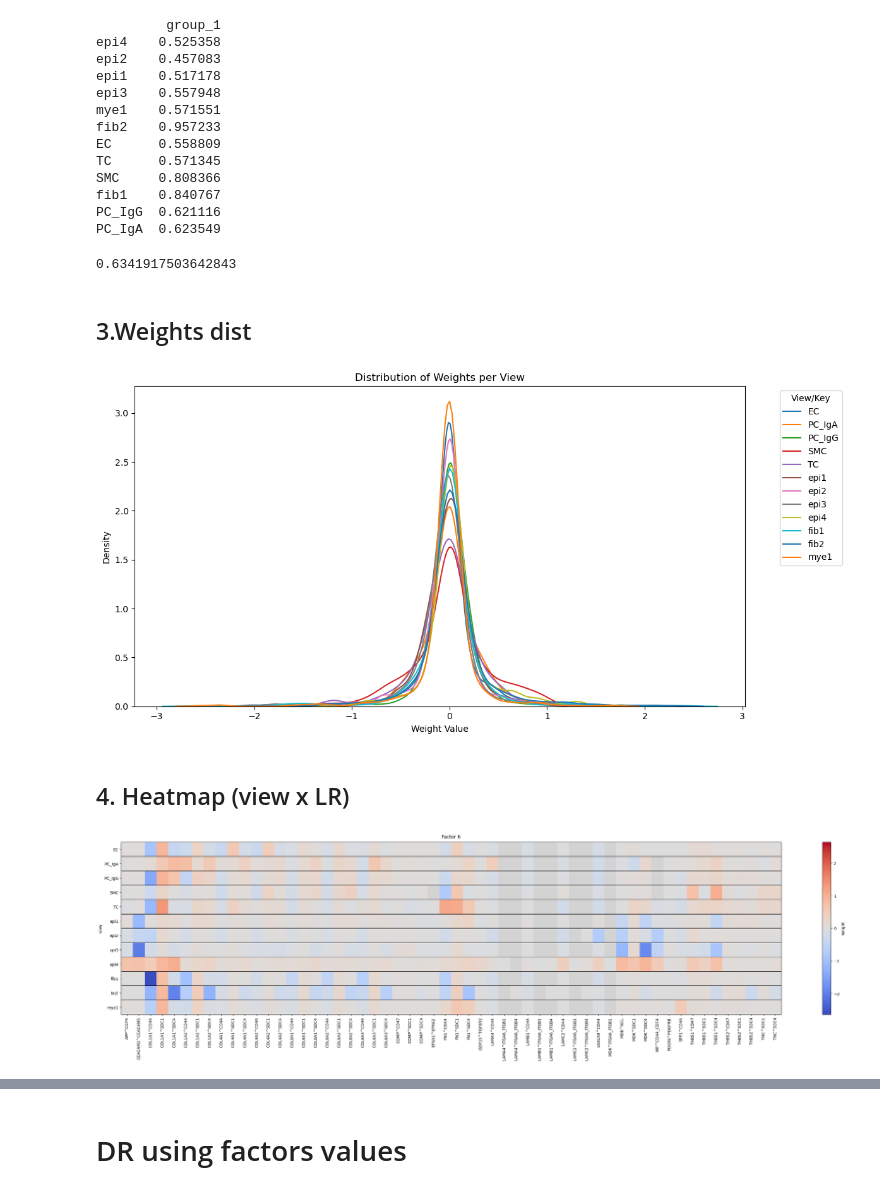
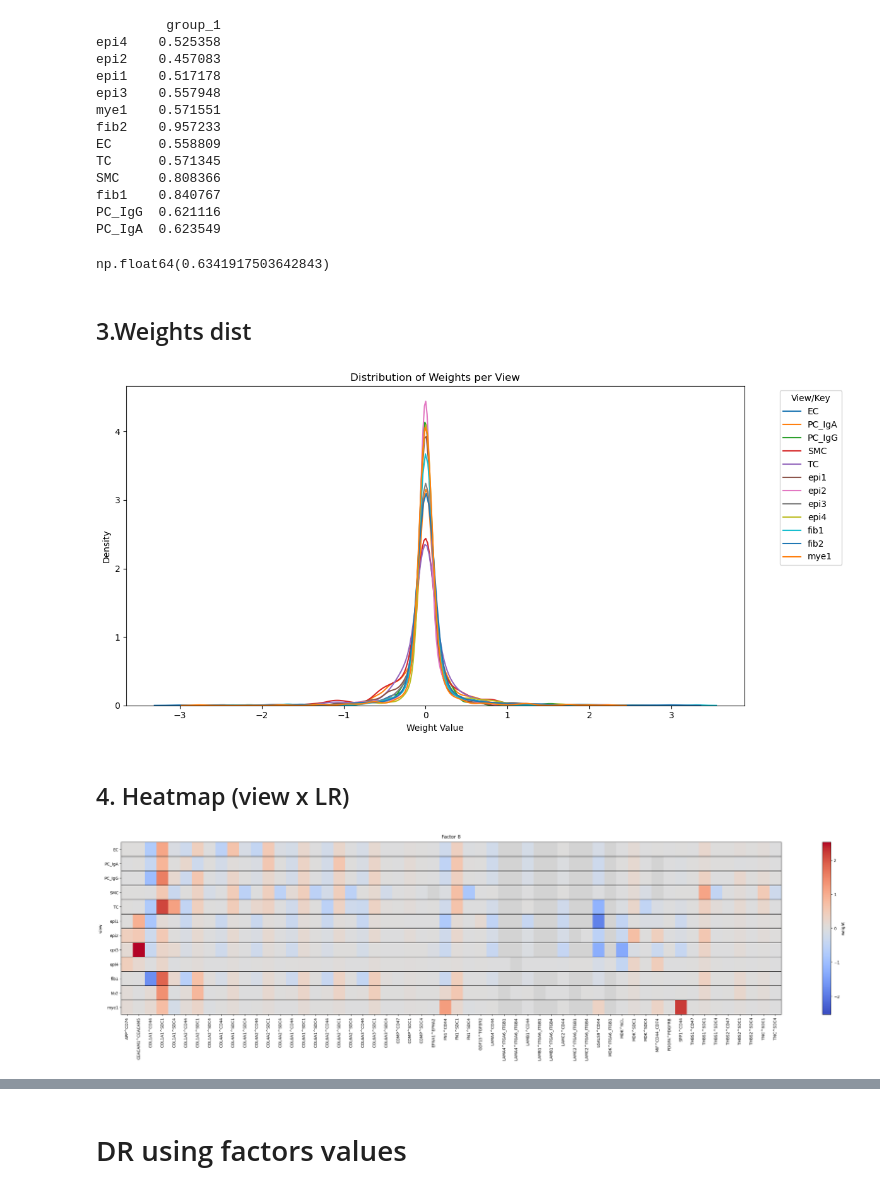
Before and after one commit to AtheerAS/liana-py, a Jupyter notebook: docs/source/unfinished_temp_notebooks/MOFA_Flex/MOFA_Flex.ipynb, the cells around one changed output, grey strips where cells are left out. Drawn from its saved outputs; the diff is of its cells as text; code cells hidden in the pictures.

```diff
--- a/docs/source/unfinished_temp_notebooks/MOFA_Flex/MOFA_Flex.ipynb
+++ b/docs/source/unfinished_temp_notebooks/MOFA_Flex/MOFA_Flex.ipynb
@@ -57,11 +71,11 @@ WARNING The stored model was created with a different version of MOFA-FLEX. Some
 # %%
-#model = mfl.MOFAFLEX.load(models_path / "sns_models/crc_110/Normal.SnS/crc_110.Normal.SnS.hdf5")
+model = mfl.MOFAFLEX.load(models_path / "sns_models/crc_232_no_mye_IgM/Normal.SnS/crc_232_no_mye_IgM.Normal.SnS.hdf5")
 # %% [output]
 WARNING The stored model was created with a different version of MOFA-FLEX. Some features may not work.
 # %% [markdown]
 ### GP
 # %%
-#model = mfl.MOFAFLEX.load(models_path / "GP_models/crc_232_no_mye_IgM/GP.Normal/crc_232_no_mye_IgM.GP.Normal.hdf5")
+model = mfl.MOFAFLEX.load(models_path / "GP_models/crc_232_no_mye_IgM/GP.Normal/crc_232_no_mye_IgM.GP.Normal.hdf5")
 # %% [markdown]
 # MOFA-Flex results overview
 # %% [markdown]
@@ -96,7 +110,7 @@ PC_IgA  0.623549
 r2 = model.get_r2(total=True)
 r2["group_1"].mean()
 # %% [output]
-0.6341917503642843
+np.float64(0.6341917503642843)
 # %% [markdown]
 ## 3.Weights dist
 # %%
@@ -117,7 +131,7 @@ plt.legend(title="View/Key", bbox_to_anchor=(1.05, 1), loc='upper left')
 plt.tight_layout()
 plt.show()
 # %% [output]
-[figure, old version]
+[figure, new version]
 # %%
 #mfl.pl.all_weights(model_gp, views=['fib2'], figsize=(8,8), show_featurenames=True)
 #mfl.pl.weights(model, n_features=10, views=["fib2"], factors=1, pointsize=2, figsize=(8,8))
@@ -135,7 +149,7 @@ import re
 from matplotlib.colors import TwoSlopeNorm
 
 # choose the factor you want:
-factor = 6
+factor = 8
 
 def resolve_factor_label(df, factor):
     """
@@ -162,31 +176,31 @@ for view, df in weights.items():
     s.index = ['^'.join(c.split('^')[1:]) for c in s.index]  # drop prefix before first ^
     rows.append(s)
     labels.append(view)
 
 # assemble matrix (align columns across views)
 all_cols = sorted({c for s in rows for c in s.index})
 X = pd.DataFrame([s.reindex(all_cols) for s in rows], index=labels)
 
 plt.figure(figsize=(0.5*X.shape[1] + 2, 0.6*X.shape[0] + 1))
 
 # zero-centered diverging colormap
 v = np.nanmax(np.abs(X.values))
 norm = TwoSlopeNorm(vmin=-v, vcenter=0.0, vmax=v)
 cmap = plt.get_cmap('coolwarm').copy()
 cmap.set_bad('lightgray')  # NaNs
 
 im = plt.imshow(np.ma.masked_invalid(X.values),
                 aspect='auto', interpolation='nearest',
                 cmap=cmap, norm=norm)
 
 plt.yticks(range(X.shape[0]), X.index)
 plt.xticks(range(X.shape[1]), X.columns, rotation=90)
 plt.ylabel("view")
 plt.colorbar(im, label="weight")
 for r in range(1, X.shape[0]):
     plt.axhline(r - 0.5, color='black', lw=1)
 plt.title(f"Factor {factor}", pad=10)  # shows "Factor 3" if you passed 3
 plt.tight_layout()
 plt.show()
 # %% [output]
-[figure, old version]
+[figure, new version]
```
Also changed, not shown: parts of 54 cells of this notebook, 4 other files.
